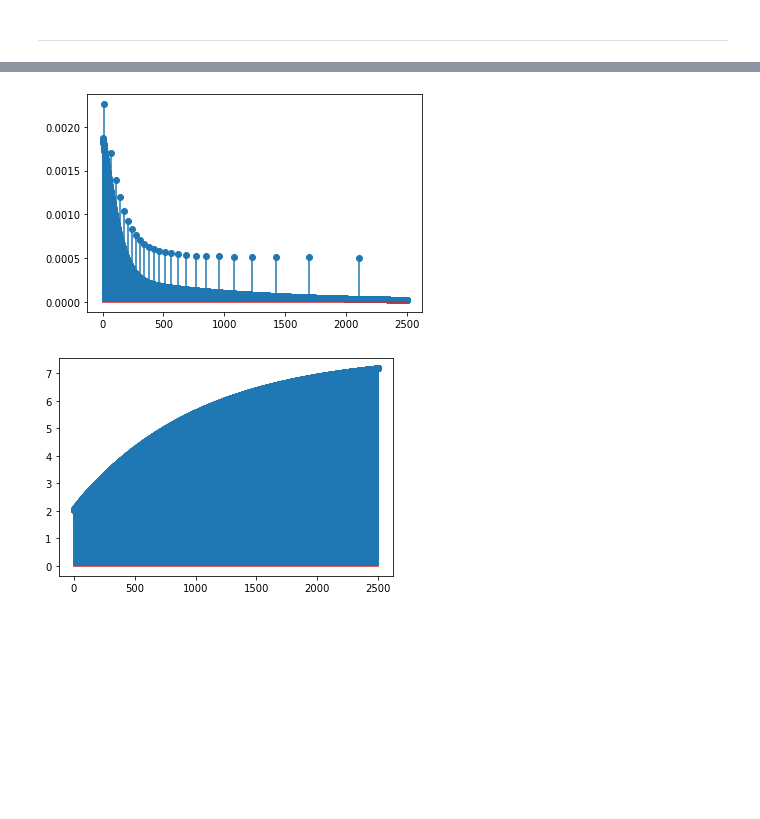
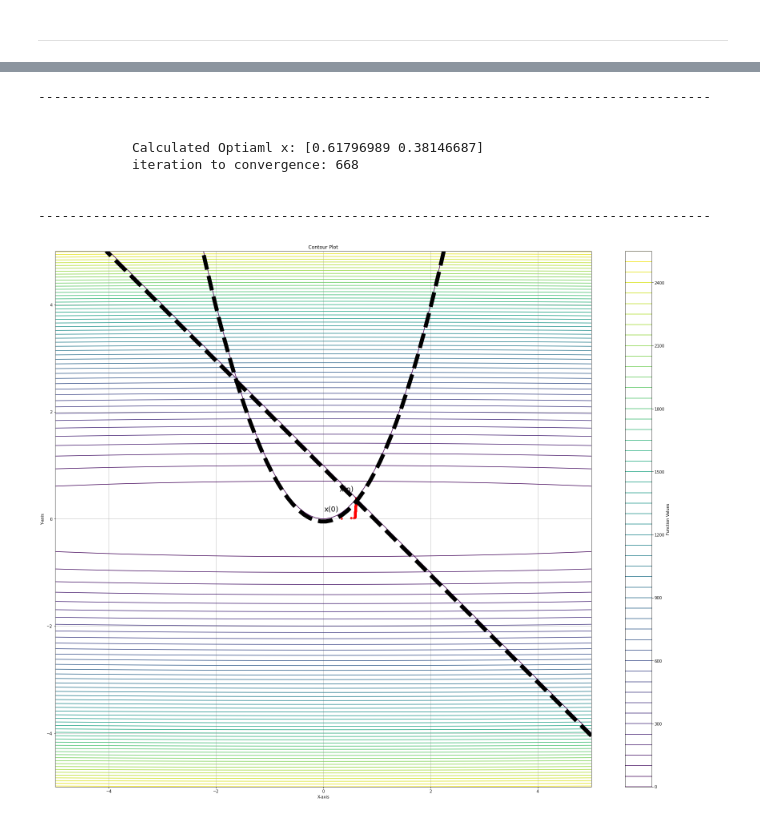
Before and after one commit to ramzibaaguigui/uzawa, a Jupyter notebook: uzawa2.ipynb, the cells around one changed output, grey strips where cells are left out. Cells and saved outputs as stored; diff of their text form; code cells hidden in the pictures; blank space fills up the shorter version.

Commit message:
Stable Uzawa

```diff
--- a/uzawa2.ipynb
+++ b/uzawa2.ipynb
@@ -139,8 +108,0 @@ second_solver.x_history
-# %%
-plotter2.plot_x_increments()
-# %% [output]
-[figure, removed]
-# %%
-plotter2.plot_f_gradients()
-# %% [output]
-[figure, removed]
@@ -149,0 +109,19 @@ from utils.utils import Function, GradientDescent
+# %%
+third_solver = UzawaSolver(function_2, [constraint_21, constraint_22])
+third_solver.solve_min(
+    x0_internal=np.array([4, 4]), _lambda=np.array([1, 1]), tau=1, max_iter=1000,
+    alpha=0.005, use_epsilon_internal=True, max_iter_internal=1000,
+    use_epsilon=True, epsilon=0.001
+)
+plotter3 = UzawaPlotter(third_solver)
+plotter3.summary()
+# %% [output]
+--------------------------------------------------------------------------------------
+
+
+            Calculated Optiaml x: [0.61796989 0.38146687]
+            iteration to convergence: 668
+
+
+--------------------------------------------------------------------------------------
+[figure, added]
```
Also changed, not shown: parts of 15 cells of this notebook, 1 other file.
